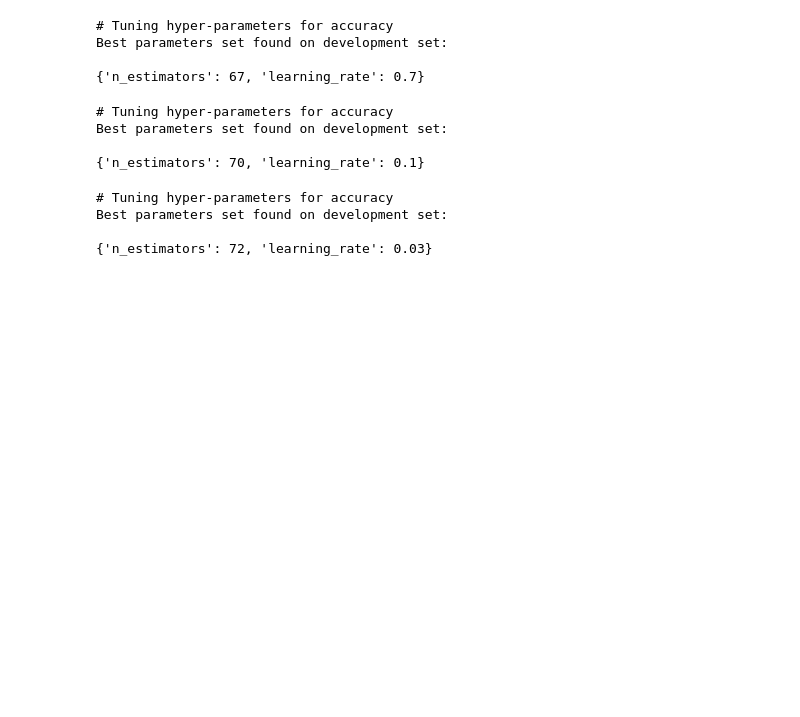
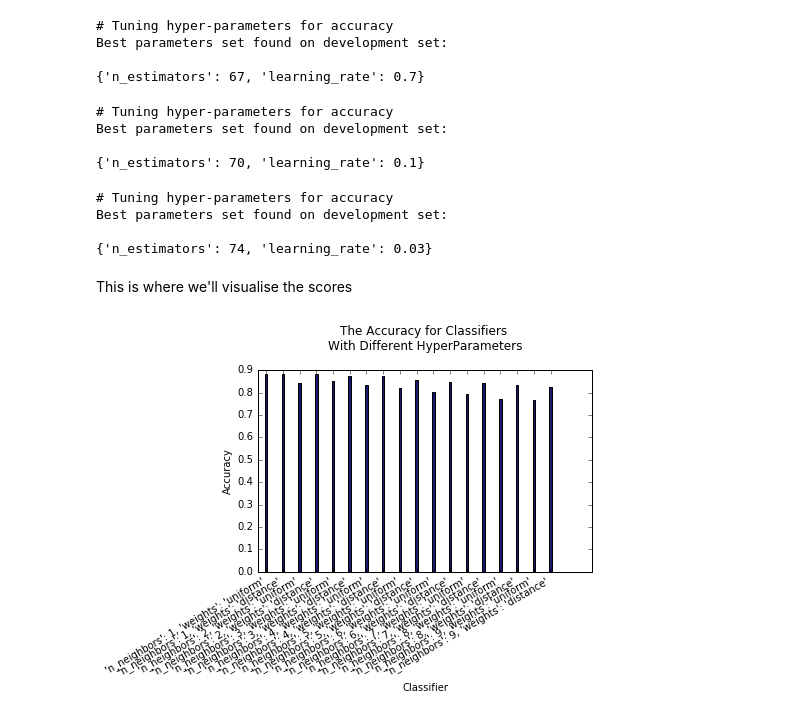
Before and after one commit to wendynieuwkamer/ml-project, a Jupyter notebook: K_fold cross-validation.ipynb, the cells around one changed output. Drawn from its saved outputs; the diff is of its cells as text; code cells hidden in the pictures; blank space fills up the shorter version.

Commit message:
with the graphs

```diff
--- a/K_fold cross-validation.ipynb
+++ b/K_fold cross-validation.ipynb
@@ -48,13 +51,6 @@ parameters_DT = [{'criterion':['gini', 'entropy'], 'splitter':['best', 'random']
 parameters_AB = [{'n_estimators':range(25,75), 'learning_rate':[0.7,0.8,0.9,1.0,1.1,1.2,1.3,1.4,1.5]}]
 parameters_AB_low = [{'n_estimators':range(25,75), 'learning_rate':[0.1,0.2,0.3,0.4,0.5,0.6,0.7]}]
 parameters_AB_lower = [{'n_estimators':range(25,75), 'learning_rate':[0.01,0.02,0.03,0.04,0.05,0.06,0.07, 0.08, 0.09]}]
-# %%
-# Possible Improvements
-parameters_KN = [{'n_neighbors':range(1, 10), 'weights':['uniform', 'distance']}]
-parameters_DT = [{'criterion':['gini', 'entropy'], 'splitter':['best', 'random'], 'min_samples_leaf':[1, 2]}]
-parameters_AB = [{'n_estimators':range(25,75), 'learning_rate':[0.1,0.2,0.3,0.4,0.5,0.6,0.7]}]
-# By previously running [0.7,0.8,0.9,1.0,1.1,1.2,1.3,1.4,1.5], 0.7 was the best so we will try to decrease this even
-# further to see if that improves the accuracy even further.
 # %%
 # KNEIGHBORS
 print("# Tuning hyper-parameters for accuracy")
@@ -159,4 +155,6 @@ for mean, std, params in zip(means, stds, clf.cv_results_['params']):
 # Tuning hyper-parameters for accuracy
 Best parameters set found on development set:
 
-{'n_estimators': 72, 'learning_rate': 0.03}
+{'n_estimators': 74, 'learning_rate': 0.03}
+# %% [markdown]
+This is where we'll visualise the scores
@@ -162,0 +163,26 @@ Best parameters set found on development set:
+# %%
+the_y = [x.split(' ')[0] for x in Grid_scores_KN]
+the_x = [x.split('{')[1][:-1] for x in Grid_scores_KN]
+
+import pylab
+
+Number = range(36)[1::2]
+
+fig, ax = plt.subplots()
+
+ax = plt.subplot(111)
+ax.bar(Number, the_y, width=0.3, color='midnightblue', align='center')
+plt.xticks(Number, the_x)
+
+#Layout
+ax.set_axis_bgcolor('white')
+
+ax.set_xlabel('Classifier')
+ax.set_ylabel('Accuracy')
+ax.set_title('The Accuracy for Classifiers \nWith Different HyperParameters\n')
+
+fig.autofmt_xdate()
+
+plt.show()
+# %% [output]
+[figure, added]
```
Also changed, not shown: parts of 5 cells of this notebook.
